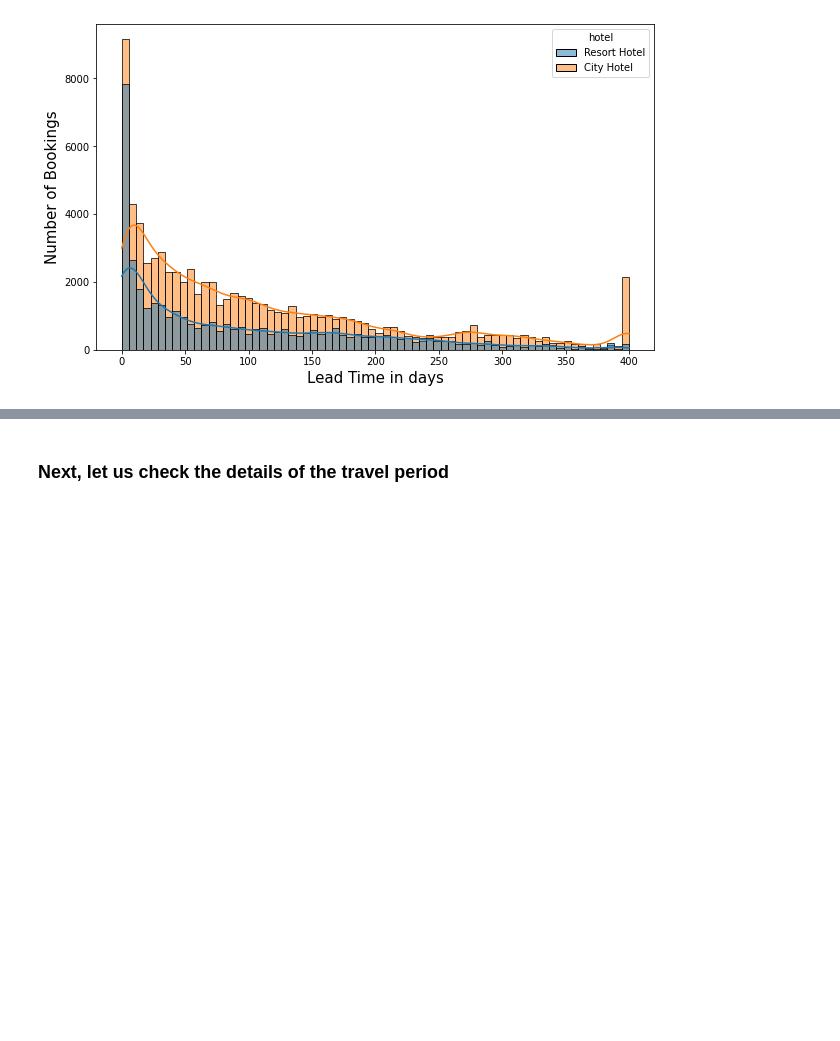
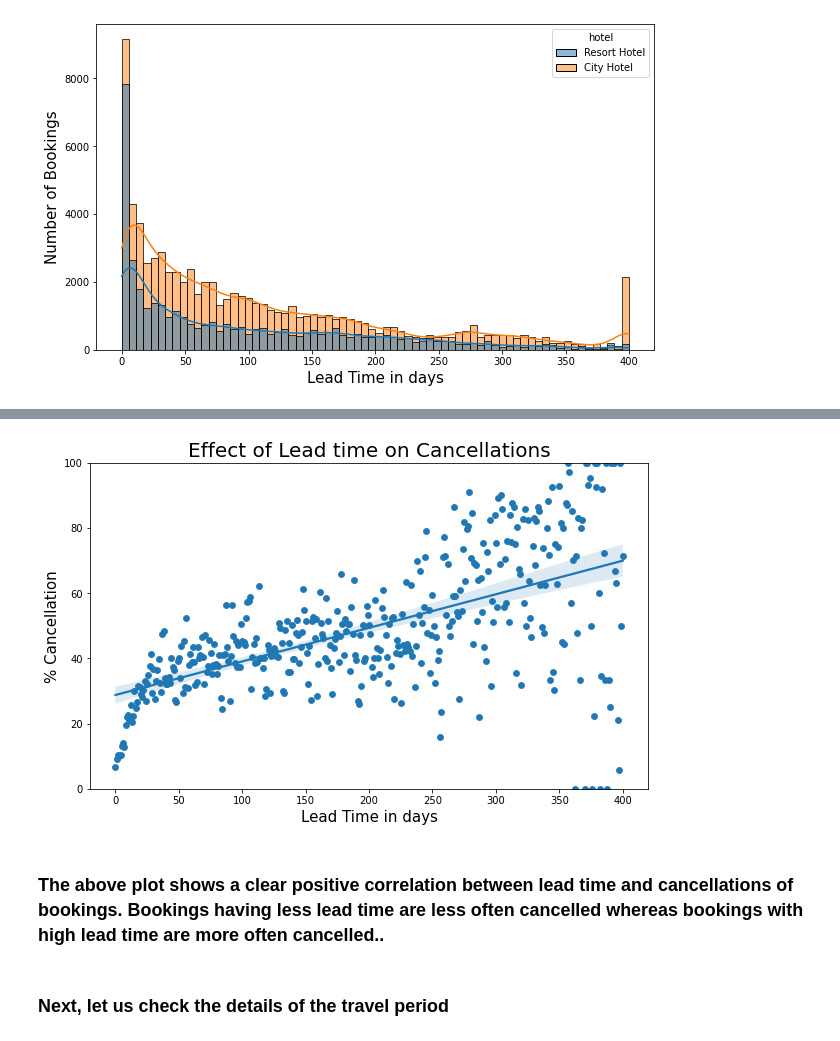
Before and after one commit to priyaregit/EDA_Hotel-Booking, a Jupyter notebook: Hotel_Booking_Analysis_EDA_Capstone_Project.ipynb, the cells around one changed output, grey strips where cells are left out. Cells and saved outputs as stored; diff of their text form; code cells hidden in the pictures; blank space fills up the shorter version.

```diff
--- a/Hotel_Booking_Analysis_EDA_Capstone_Project.ipynb
+++ b/Hotel_Booking_Analysis_EDA_Capstone_Project.ipynb
@@ -652,0 +658,11 @@ a=hotel_booking.groupby(['if_child'])['lead_time'].mean()
+# %%
+# Performing groupby operation on 'lead_time' along with the sum(count) of all cancelled bookings and count of hotel bookings
+cancelled_per_lead_time = hotel_booking.groupby('lead_time').agg({'is_canceled':'sum', 'hotel':'count'}).reset_index()
+
+# Renaming the columns in the new dataframe 'cancelled_per_lead_time'
+cancelled_per_lead_time.rename(columns = {'is_canceled' : 'cancelled_bookings', 'hotel' : 'total_bookings'}, inplace = True)
+
+# Creating a new column 'cancellation_percentage' to store the percentages of cancelled bookings per lead time
+cancelled_per_lead_time['cancellation_percentage'] = round((cancelled_per_lead_time['cancelled_bookings'] / cancelled_per_lead_time['total_bookings']) *100, 2)
+
+cancelled_per_lead_time
@@ -653,3 +683,22 @@ a=hotel_booking.groupby(['if_child'])['lead_time'].mean()
+# %%
+# Drawing a scatterplot showing the cancellation percentage per lead time
+sns.scatterplot(x='lead_time', y='cancellation_percentage', data = cancelled_per_lead_time)
+
+# Plotting a regression line for the given data
+sns.regplot(x='lead_time', y='cancellation_percentage', data = cancelled_per_lead_time)
+
+# Giving title and labels to the plot
+plt.title("Effect of Lead time on Cancellations", fontsize = 20)
+plt.ylim((0,100))
+plt.xlabel("Lead Time in days", fontsize = 15)
+plt.ylabel("% Cancellation", fontsize = 15)
+
+# Setting the display figure size using rcParams method
+plt.rcParams['figure.figsize'] = (10, 6)
+# %% [output]
+[figure, added]
+# %% [markdown]
+### The above plot shows a clear positive correlation between lead time and cancellations of bookings. Bookings having less lead time are less often cancelled whereas bookings with high lead time are more often cancelled..
 # %% [markdown]
 ### Next, let us check the details of the travel period
 # %%
```
Also changed, not shown: parts of 81 cells of this notebook.
